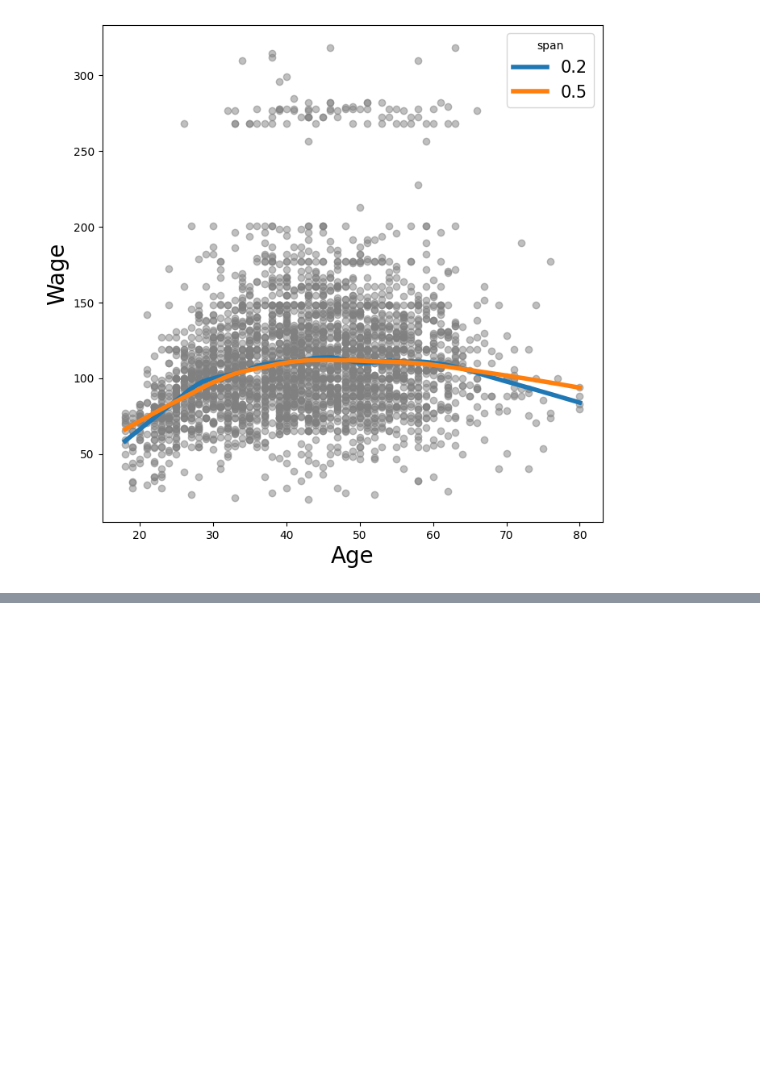
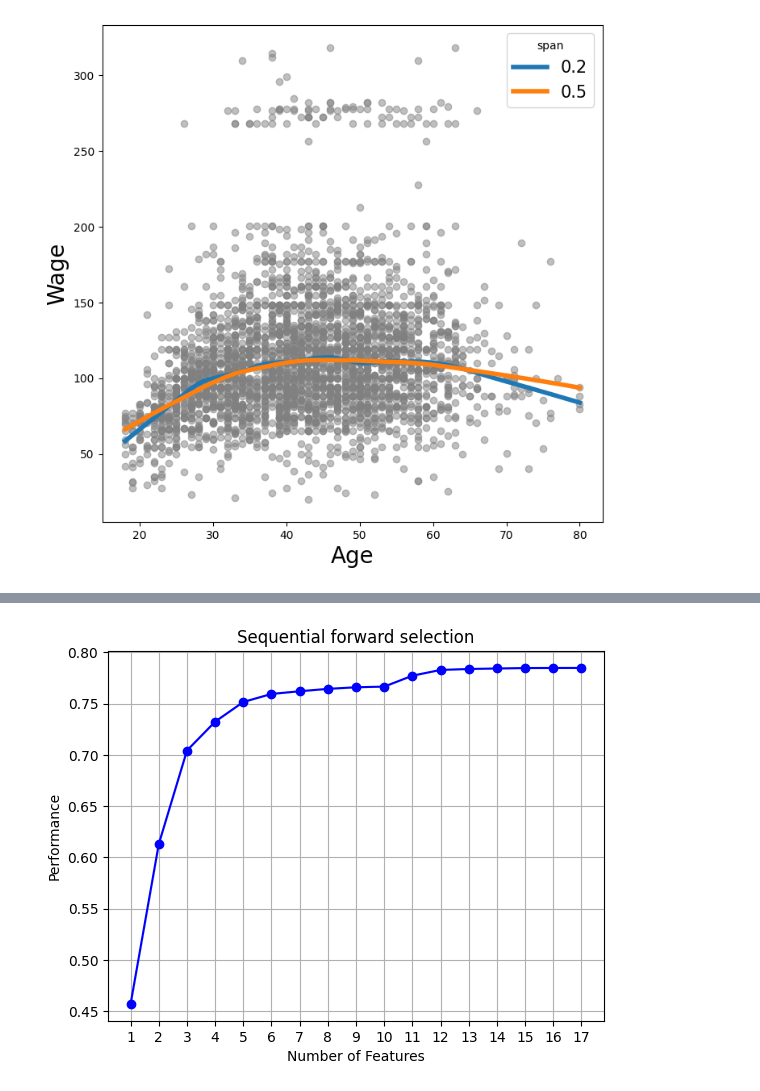
Before and after one commit to oniviev/ml-intro-project-Nivievskyi, a Jupyter notebook: Ch07_nonlin_lab.ipynb, the cells around one changed output, grey strips where cells are left out. Saved outputs shown, nothing was run; the diff lists cells and outputs as text; code cells hidden in the pictures; blank space fills up the shorter version.

```diff
--- a/Ch07_nonlin_lab.ipynb
+++ b/Ch07_nonlin_lab.ipynb
@@ -928,0 +962,4 @@ ax.legend(title='span', fontsize=15);
+# %%
+# Define the response and potential predictors
+y_train = College_train['Outstate']
+X_train = College_train.drop('Outstate', axis=1)
@@ -928,0 +1040,9 @@ ax.legend(title='span', fontsize=15);
+# %%
+strategy = Stepwise.first_peak(design,
+                               direction='forward',
+                               max_terms=len(design.terms))
+# %%
+college_MSE = sklearn_selected(OLS,
+                               strategy)
+college_MSE.fit(College_train, y_train)
+college_MSE.selected_state_
@@ -928,0 +1072,32 @@ ax.legend(title='span', fontsize=15);
+# %%
+# Forward stepwise selection
+lr = LinearRegression()
+
+sfs = SFS(lr,
+          k_features = 18,  # We have 18 features. This might need adjustment after get_dummies.
+          forward = True,
+          floating = False,
+          scoring = 'r2',
+          cv = 0)
+
+# Convert categorical variables to dummy variables for sklearn
+College_train_processed = pd.get_dummies(College_train, columns=['Private'], drop_first=True) # Assuming 'Private' is the categorical column
+# Update X_train and y_train with the processed data
+y_train_processed = College_train_processed['Outstate']
+X_train_processed = College_train_processed.drop('Outstate', axis=1)
+
+# Update k_features if the number of columns changed
+num_features = X_train_processed.shape[1]
+sfs.k_features = num_features # Set k_features to the total number of features after processing
+
+# Fit SFS with the processed data
+sfs = sfs.fit(X_train_processed.values, y_train_processed)
+
+fig = plot_sfs(sfs.get_metric_dict())
+
+#plt.title('Sequential forward selection (w. StdDev)')
+plt.title('Sequential forward selection')
+plt.grid()
+plt.show()
+# %% [output]
+[figure, added]
```
Also changed, not shown: parts of 25 cells of this notebook.
